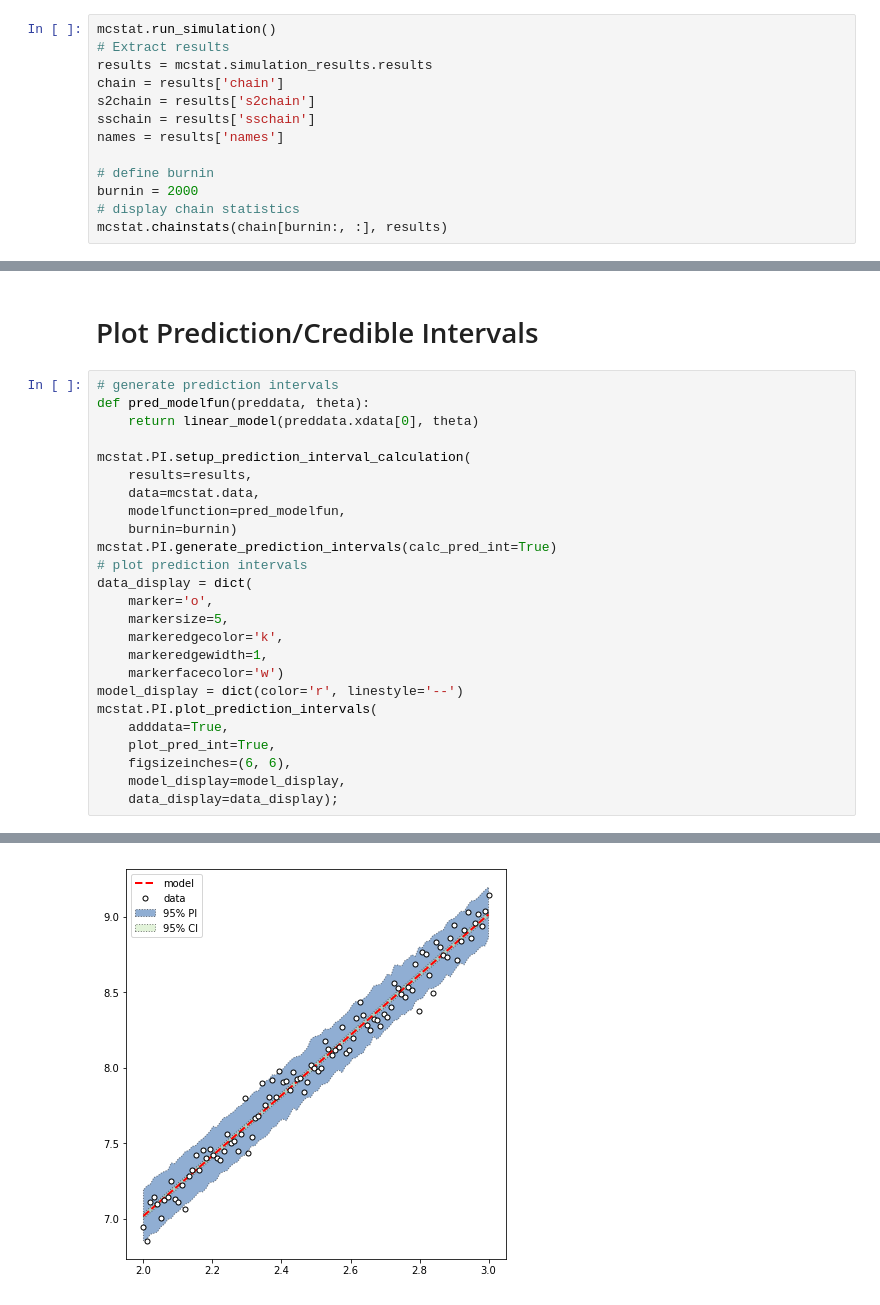
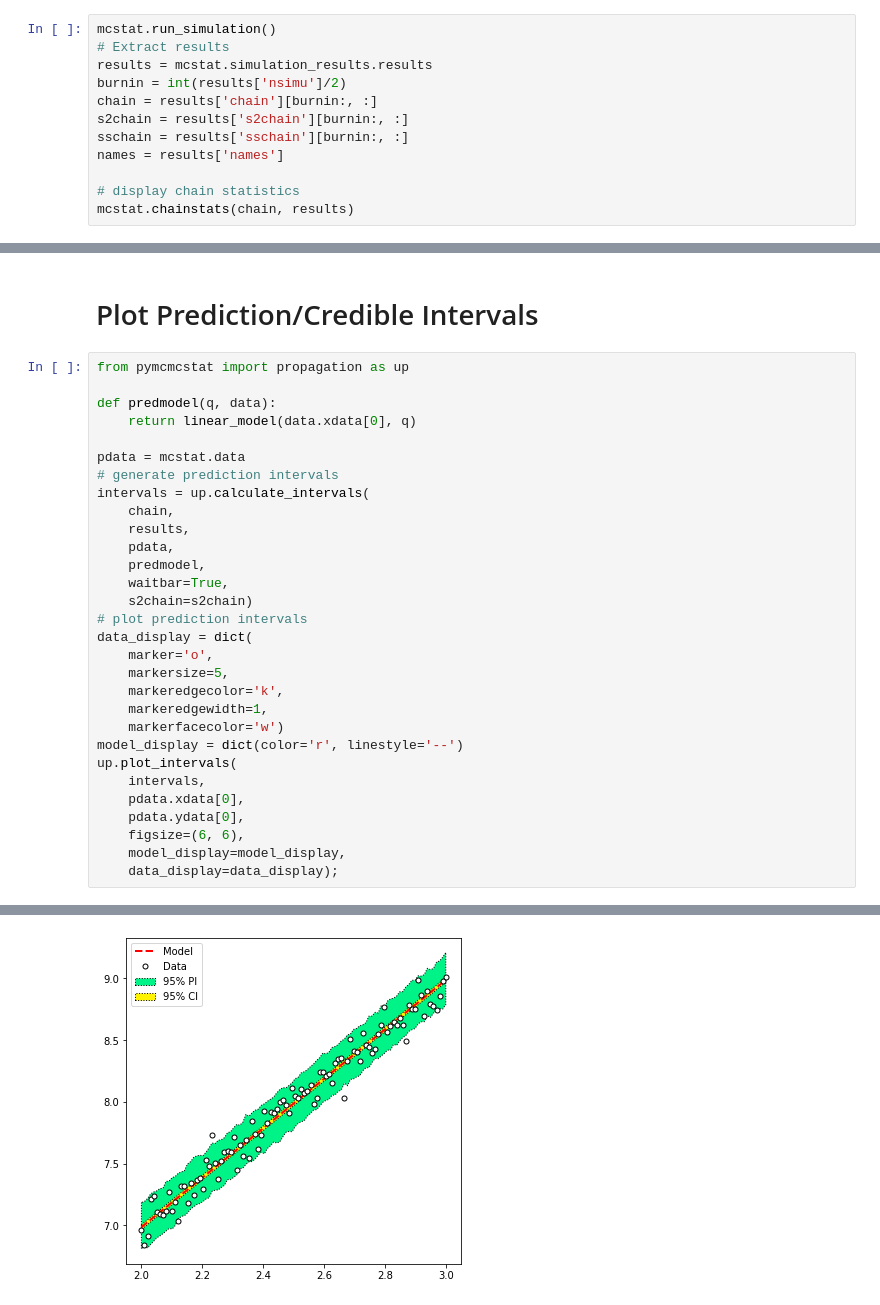
Before and after one commit to prmiles/pymcmcstat_examples, a Jupyter notebook: Specifying_Sample_Variables.ipynb, the cells around one changed output, grey strips where cells are left out. Cells and saved outputs as stored; diff of their text form.

```diff
--- a/Specifying_Sample_Variables.ipynb
+++ b/Specifying_Sample_Variables.ipynb
@@ -83,15 +87,14 @@ Observe that the only parameters displayed are the ones where `sample = True`.
 mcstat.run_simulation()
 # Extract results
 results = mcstat.simulation_results.results
-chain = results['chain']
-s2chain = results['s2chain']
-sschain = results['sschain']
+burnin = int(results['nsimu']/2)
+chain = results['chain'][burnin:, :]
+s2chain = results['s2chain'][burnin:, :]
+sschain = results['sschain'][burnin:, :]
 names = results['names']
 
-# define burnin
-burnin = 2000
 # display chain statistics
-mcstat.chainstats(chain[burnin:, :], results)
+mcstat.chainstats(chain, results)
 # %% [output]
 Sampling these parameters:
       name      start [      min,       max] N(       mu,   sigma^2)
@@ -117,16 +132,20 @@ mcpl.plot_chain_panel(chain[burnin:, :], names,
 # %% [markdown]
 # Plot Prediction/Credible Intervals
 # %%
+from pymcmcstat import propagation as up
+
+def predmodel(q, data):
+    return linear_model(data.xdata[0], q)
+
+pdata = mcstat.data
 # generate prediction intervals
-def pred_modelfun(preddata, theta):
-    return linear_model(preddata.xdata[0], theta)
-
-mcstat.PI.setup_prediction_interval_calculation(
-    results=results,
-    data=mcstat.data,
-    modelfunction=pred_modelfun,
-    burnin=burnin)
-mcstat.PI.generate_prediction_intervals(calc_pred_int=True)
+intervals = up.calculate_intervals(
+    chain,
+    results,
+    pdata,
+    predmodel,
+    waitbar=True,
+    s2chain=s2chain)
 # plot prediction intervals
 data_display = dict(
     marker='o',
@@ -135,10 +154,11 @@ data_display = dict(
     markeredgewidth=1,
     markerfacecolor='w')
 model_display = dict(color='r', linestyle='--')
-mcstat.PI.plot_prediction_intervals(
-    adddata=True,
-    plot_pred_int=True,
-    figsizeinches=(6, 6),
+up.plot_intervals(
+    intervals,
+    pdata.xdata[0],
+    pdata.ydata[0],
+    figsize=(6, 6),
     model_display=model_display,
     data_display=data_display);
 # %% [output]
@@ -149 +166 @@ Interval generation complete
-[figure, old version]
+[figure, new version]
```
Also changed, not shown: parts of 7 cells of this notebook.
